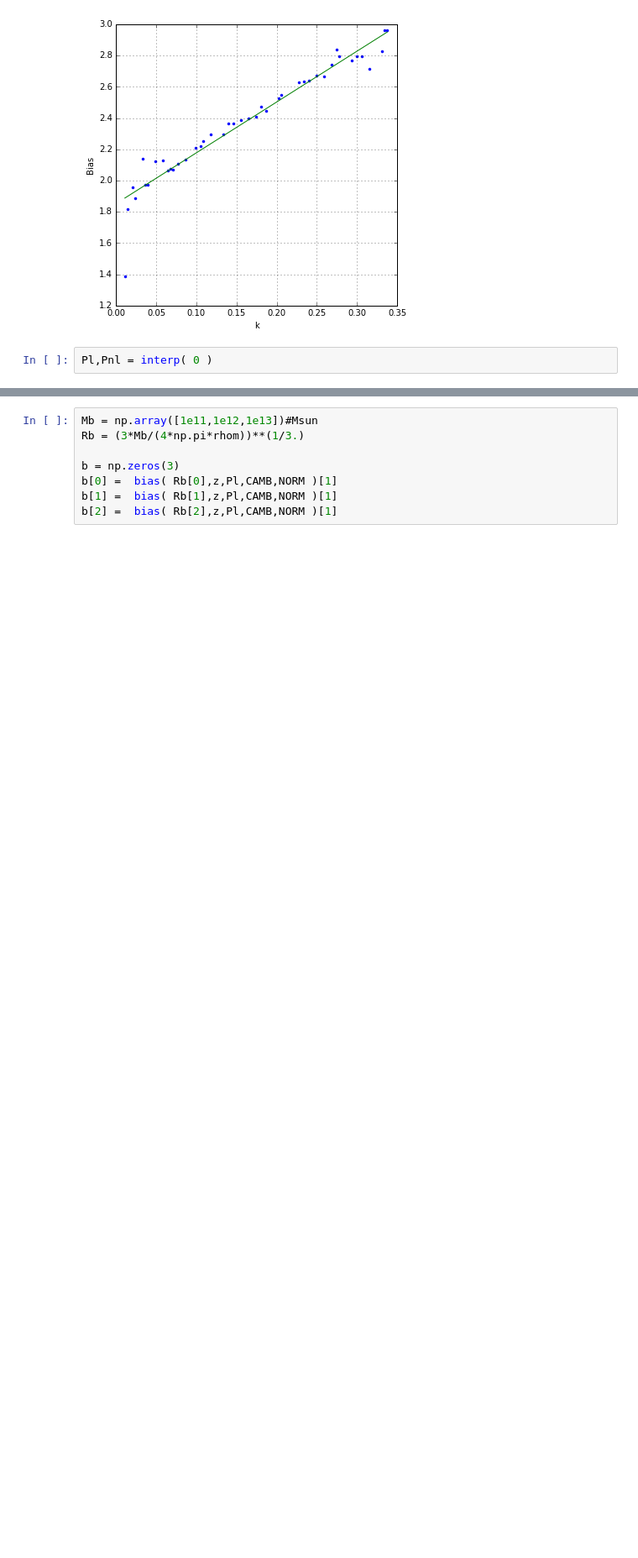
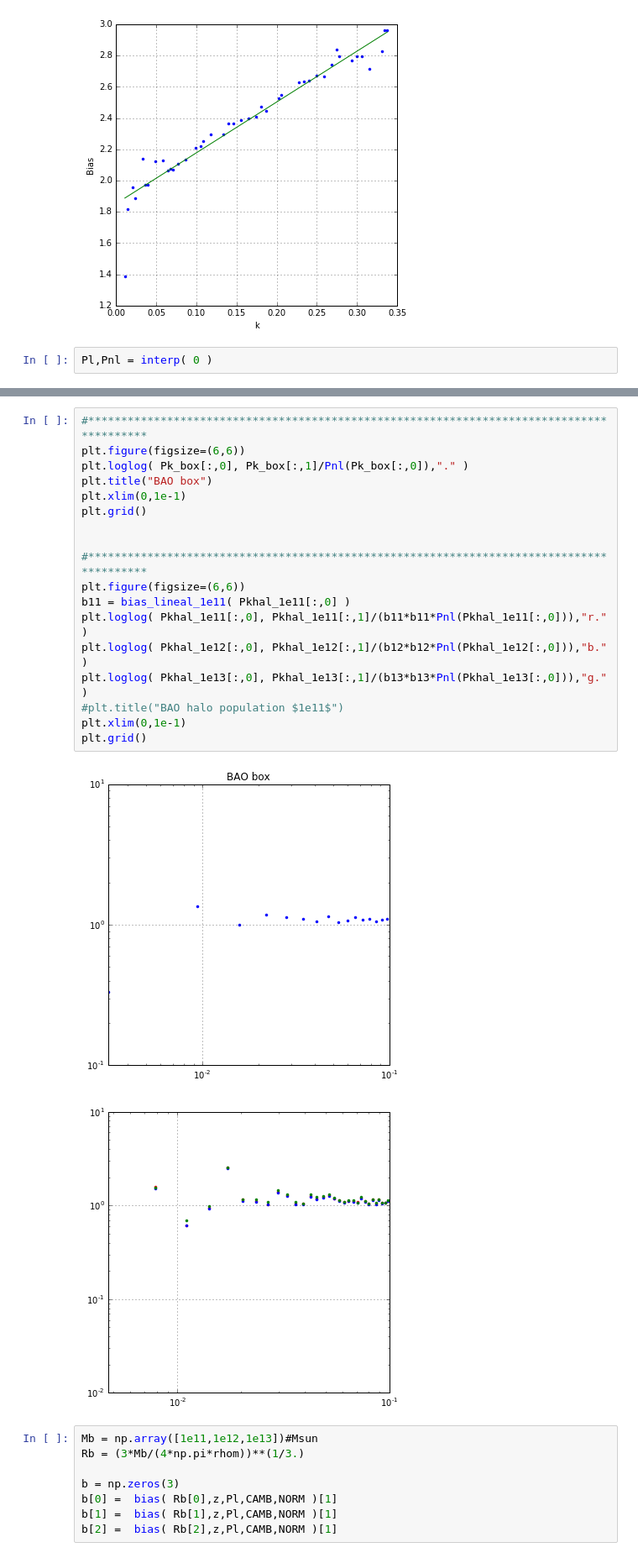
Before and after one commit to NATYML/Power-spectrum, a Jupyter notebook: CAMB/Bias.ipynb, the cells around one changed output, grey strips where cells are left out. Shown at 84% size. Saved outputs shown, nothing was run; the diff lists cells and outputs as text; blank space fills up the shorter version.

```diff
--- a/CAMB/Bias.ipynb
+++ b/CAMB/Bias.ipynb
@@ -512,6 +512,27 @@ plt.grid()
 [figure]
 [figure]
 [figure]
+# %%
+#*****************************************************************************************
+plt.figure(figsize=(6,6))
+plt.loglog( Pk_box[:,0], Pk_box[:,1]/Pnl(Pk_box[:,0]),"." )
+plt.title("BAO box")
+plt.xlim(0,1e-1)
+plt.grid()
+
+
+#*****************************************************************************************
+plt.figure(figsize=(6,6))
+b11 = bias_lineal_1e11( Pkhal_1e11[:,0] )
+plt.loglog( Pkhal_1e11[:,0], Pkhal_1e11[:,1]/(b11*b11*Pnl(Pkhal_1e11[:,0])),"r." )
+plt.loglog( Pkhal_1e12[:,0], Pkhal_1e12[:,1]/(b12*b12*Pnl(Pkhal_1e12[:,0])),"b." )
+plt.loglog( Pkhal_1e13[:,0], Pkhal_1e13[:,1]/(b13*b13*Pnl(Pkhal_1e13[:,0])),"g." )
+#plt.title("BAO halo population $1e11$")
+plt.xlim(0,1e-1)
+plt.grid()
+# %% [output]
+[figure, added]
+[figure, added]
 # %%
 Mb = np.array([1e11,1e12,1e13])#Msun
 Rb = (3*Mb/(4*np.pi*rhom))**(1/3.)
```
Also changed, not shown: parts of 1 cell of this notebook.
